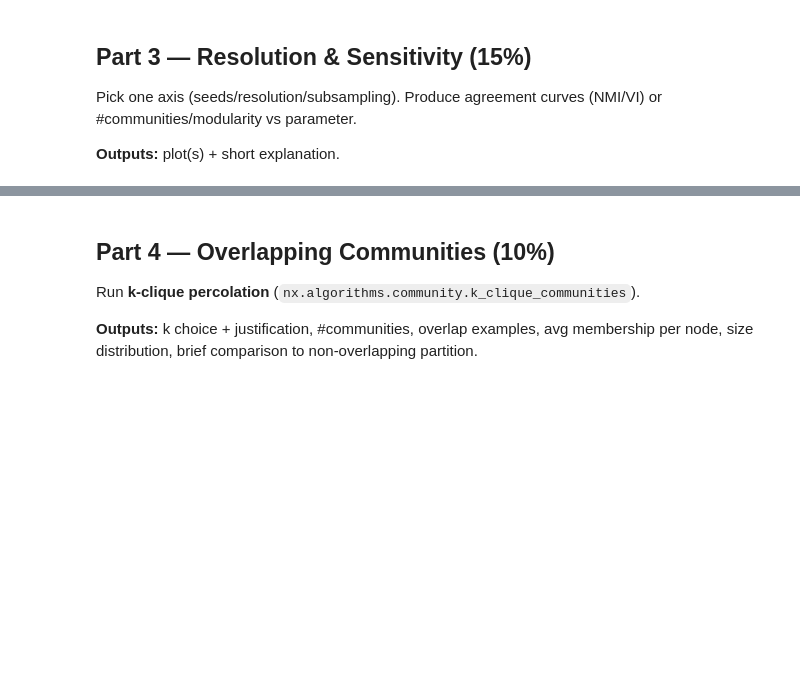
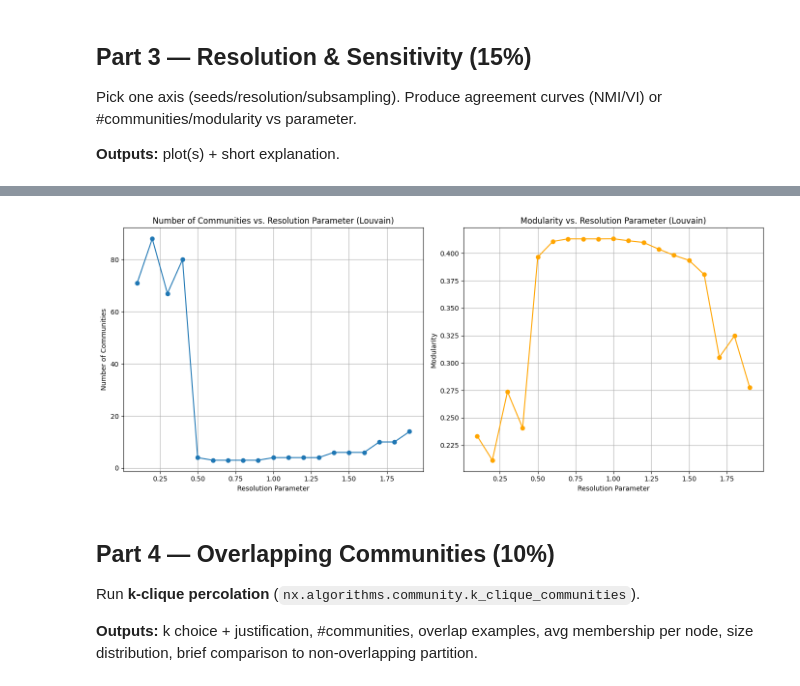
Before and after one commit to nurfnick/NetworkScience, a Jupyter notebook: HomeworkAssignments/Project4.ipynb, the cells around one changed output, grey strips where cells are left out. Cells and saved outputs as stored; diff of their text form; code cells hidden in the pictures; blank space fills up the shorter version.

```diff
--- a/HomeworkAssignments/Project4.ipynb
+++ b/HomeworkAssignments/Project4.ipynb
@@ -251,3 +251,66 @@ display(metrics_df)
 Pick one axis (seeds/resolution/subsampling). Produce agreement curves (NMI/VI) or #communities/modularity vs parameter.
 
 **Outputs:** plot(s) + short explanation.
+# %%
+# Install python-louvain if not already installed (force reinstallation to resolve import issues)
+!pip install python-louvain --force-reinstall
+
+# Attempting a more specific import path for best_partition to workaround persistent ImportError
+try:
+    from community import best_partition
+except ImportError:
+    # If the direct import fails, try importing from a common internal module path
+    # This is a workaround for environments where __init__.py might not re-export correctly.
+    try:
+        import community.community_louvain
+        best_partition = community.community_louvain.best_partition
+    except (ImportError, AttributeError) as e:
+        raise ImportError(f"Could not import best_partition from 'community' or 'community.community_louvain'. Error: {e}")
+
+# Define a range of resolution parameters to test
+resolutions = np.arange(0.1, 2.0, 0.1) # From 0.1 to 1.9, step 0.1
+
+num_communities_list = []
+modularity_list = []
+
+print("Varying Louvain resolution parameter...")
+for res in resolutions:
+    # Use best_partition for the Louvain algorithm
+    # The partition is a dictionary where keys are nodes and values are community IDs
+    partition = best_partition(G, resolution=res, random_state=random.randint(0, 100000))
+
+    # Convert partition dictionary to a list of sets for modularity calculation
+    communities_louvain_at_res = {}
+    for node, comm_id in partition.items():
+        communities_louvain_at_res.setdefault(comm_id, set()).add(node)
+    communities_louvain_at_res = list(communities_louvain_at_res.values())
+
+    # Calculate number of communities
+    num_comm = len(communities_louvain_at_res)
+    num_communities_list.append(num_comm)
+
+    # Calculate modularity
+    mod = nx.algorithms.community.modularity(G, communities_louvain_at_res)
+    modularity_list.append(mod)
+    print(f"  Resolution: {res:.1f}, Communities: {num_comm}, Modularity: {mod:.4f}")
+
+# Plotting the results
+plt.figure(figsize=(14, 6))
+
+plt.subplot(1, 2, 1) # First subplot for Number of Communities
+plt.plot(resolutions, num_communities_list, marker='o', linestyle='-')
+plt.title('Number of Communities vs. Resolution Parameter (Louvain)')
+plt.xlabel('Resolution Parameter')
+plt.ylabel('Number of Communities')
+plt.grid(True)
+
+plt.subplot(1, 2, 2) # Second subplot for Modularity
+plt.plot(resolutions, modularity_list, marker='o', linestyle='-', color='orange')
+plt.title('Modularity vs. Resolution Parameter (Louvain)')
+plt.xlabel('Resolution Parameter')
+plt.ylabel('Modularity')
+plt.grid(True)
+
+plt.tight_layout()
+plt.show()
+# %% [output]
@@ -254,3 +334,4 @@ Pick one axis (seeds/resolution/subsampling). Produce agreement curves (NMI/VI)
+[figure, added]
 # %% [markdown]
 
 ## Part 4 — Overlapping Communities (10%)
```
Also changed, not shown: parts of 2 cells of this notebook.
